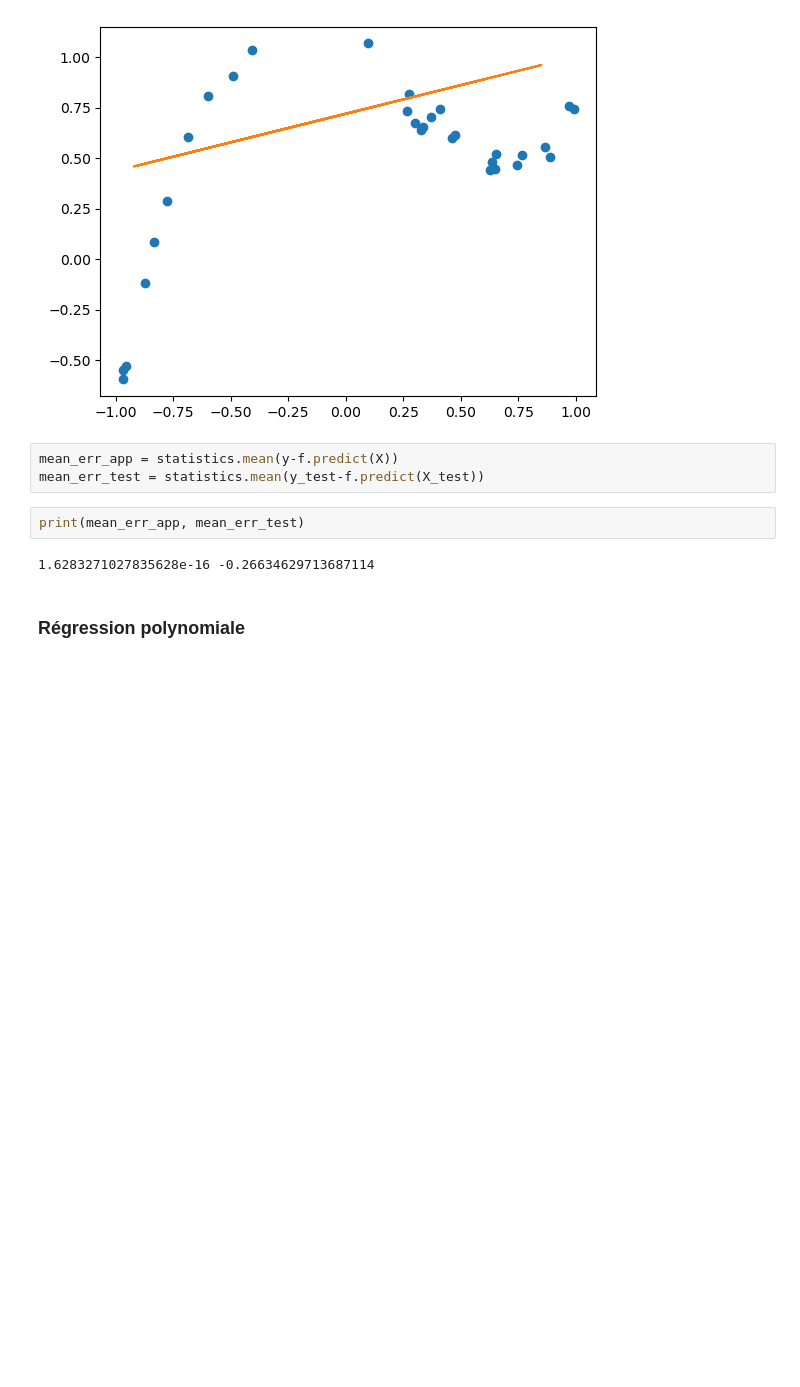
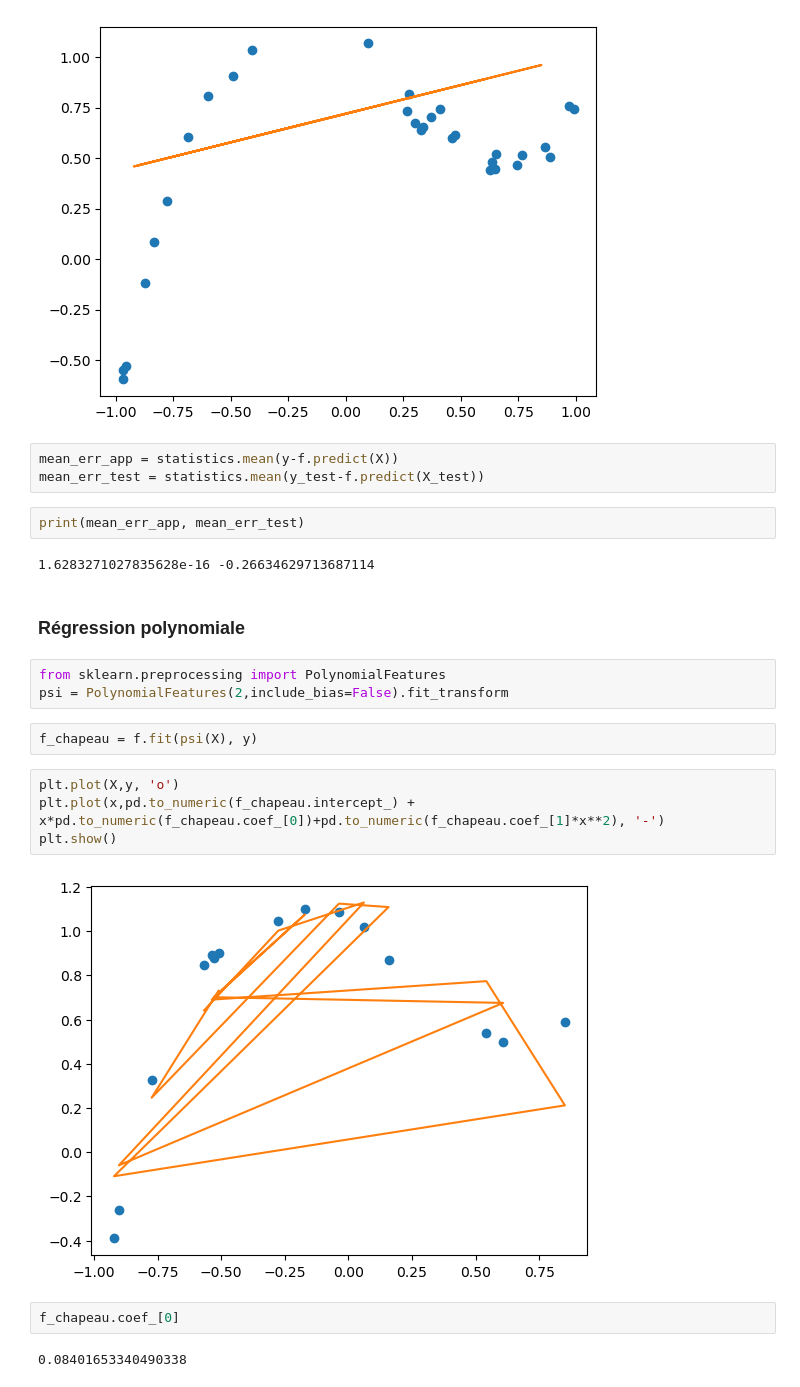
Before and after one commit to tpaquier/machine_learning_2A, a Jupyter notebook: ML_TP2.ipynb, the cells around one changed output. Saved outputs shown, nothing was run; the diff lists cells and outputs as text; blank space fills up the shorter version.

Commit message:
début reg polynomiale

```diff
--- a/ML_TP2.ipynb
+++ b/ML_TP2.ipynb
@@ -355,3 +355,18 @@ print(mean_err_app, mean_err_test)
 1.6283271027835628e-16 -0.26634629713687114
 # %% [markdown]
 ### Régression polynomiale
+# %%
+from sklearn.preprocessing import PolynomialFeatures
+psi = PolynomialFeatures(2,include_bias=False).fit_transform
+# %%
+f_chapeau = f.fit(psi(X), y)
+# %%
+plt.plot(X,y, 'o')
+plt.plot(x,pd.to_numeric(f_chapeau.intercept_) + x*pd.to_numeric(f_chapeau.coef_[0])+pd.to_numeric(f_chapeau.coef_[1]*x**2), '-')
+plt.show()
+# %% [output]
+[figure, added]
+# %%
+f_chapeau.coef_[0]
+# %% [output]
+0.08401653340490338
```
